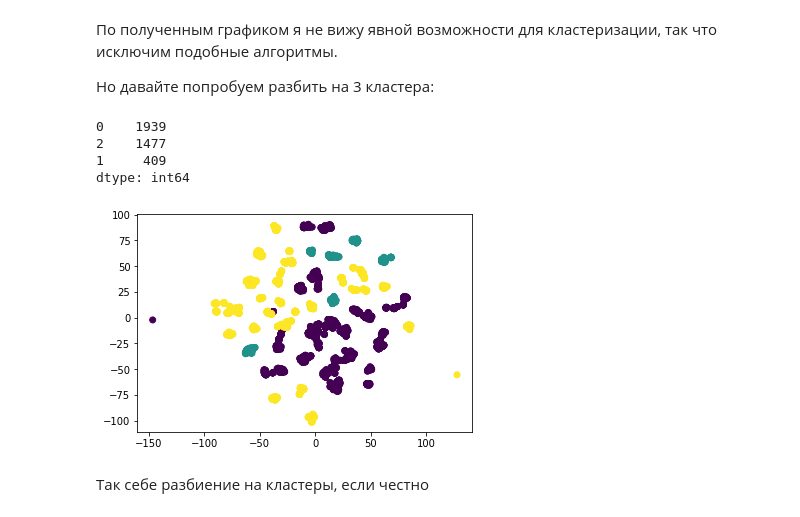
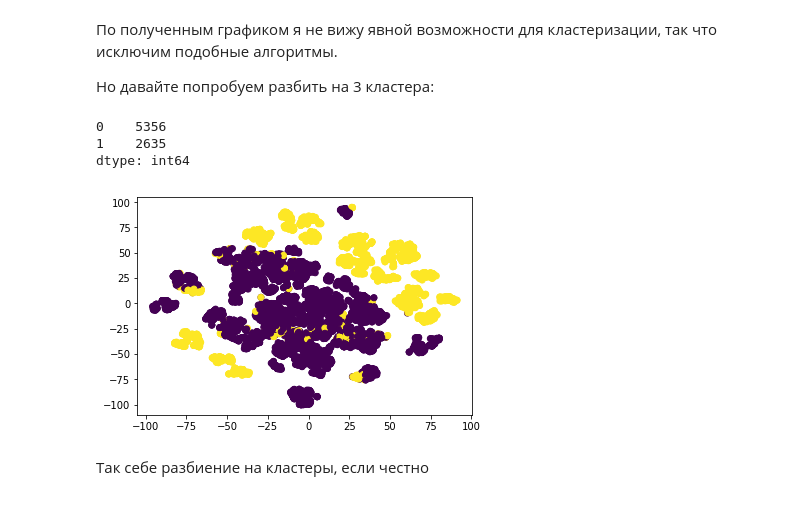
Before and after one commit to DmitryVGusev/GB-Python-in-DS, a Jupyter notebook: Python_in_DS_Coursework.ipynb, the cells around one changed output. Cells and saved outputs as stored; diff of their text form; code cells hidden in the pictures.

```diff
--- a/Python_in_DS_Coursework.ipynb
+++ b/Python_in_DS_Coursework.ipynb
@@ -268,11 +255,10 @@ plt.xlim(10,250)
 # %%
-lifeSquare_mean = data.LifeSquare.mean()
-
 def fill_na_life_square(data):
-    data['LifeSquare'].fillna(lifeSquare_mean, inplace=True)
+    lifeSquare_predicted = data['Square'] * b1 + b0
+    data['LifeSquare'].fillna(lifeSquare_predicted, inplace=True)
     return data
 # %%
-# data = fill_na_life_square(data)
+data = fill_na_life_square(data)
 # %% [markdown]
 #### Оценим признак `DistrictId`
 Начнем с гистограммы
@@ -444,6 +419,7 @@ def prepare_dataset(ds, is_train=False):
     # почистить HouseYear
     # По датасетам
 
+
     # нормализовать LifeSquare
     ds = fill_na_life_square(ds)
 
@@ -453,14 +429,15 @@ def prepare_dataset(ds, is_train=False):
     # добавить признаки is_first_floor is_last_floor
     ds = create_first_last_floor_columns(ds)
 
+
+
     # убрать HealthSquare
     ds.drop(['Healthcare_1'], axis=1, inplace=True)
 
     # get_dummies
     ds = pd.get_dummies(ds)
 
-    # Убрать целевой признак и разбить
-    if 'Price' in ds:
+    if 'Price' in ds.keys():
         y = ds['Price']
         ds.drop(['Price'], axis=1, inplace=True)
         return ds, y
@@ -606,24 +625,23 @@ for lr, tsne_array in tsne_dict.items():
 # %%
 from sklearn.cluster import KMeans
 # %%
-kmeans = KMeans(n_clusters=3)
+kmeans = KMeans(n_clusters=2)
 labels_train = kmeans.fit_predict(X_train_scaled)
 pd.value_counts(labels_train)
 # %% [output]
-0    1939
-2    1477
-1     409
+0    5356
+1    2635
 dtype: int64
 # %%
 labels_train = kmeans.predict(X_train_scaled)
 # %%
 plt.scatter(
-    tsne_dict[1000][:, 0],
-    tsne_dict[1000][:, 1],
+    tsne_dict[150][:, 0],
+    tsne_dict[150][:, 1],
     c=labels_train
 );
 # %% [output]
-[figure, old version]
+[figure, new version]
 # %% [markdown]
 Так себе разбиение на кластеры, если честно
 # %% [markdown]
```
Also changed, not shown: parts of 56 cells of this notebook.
